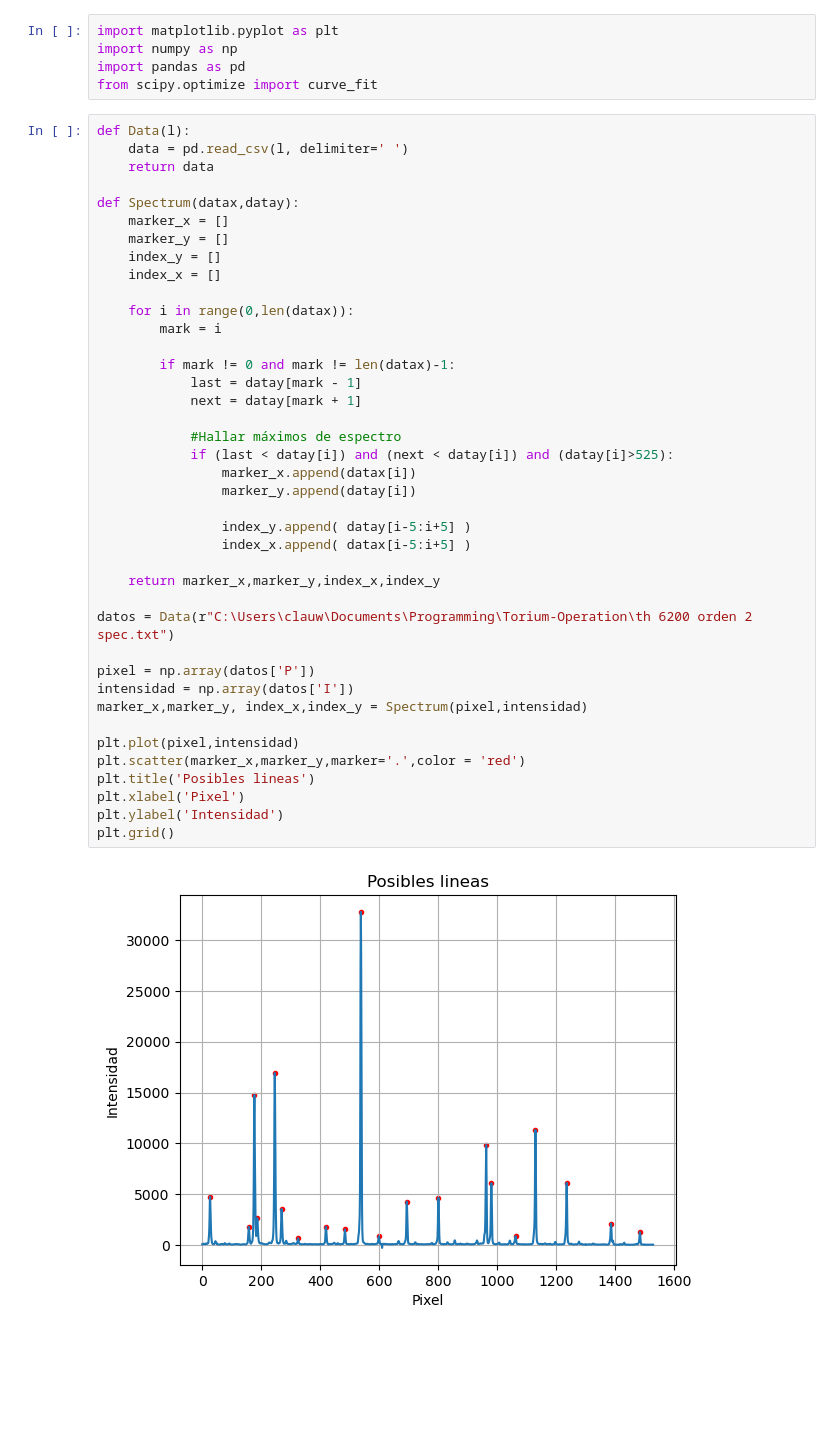
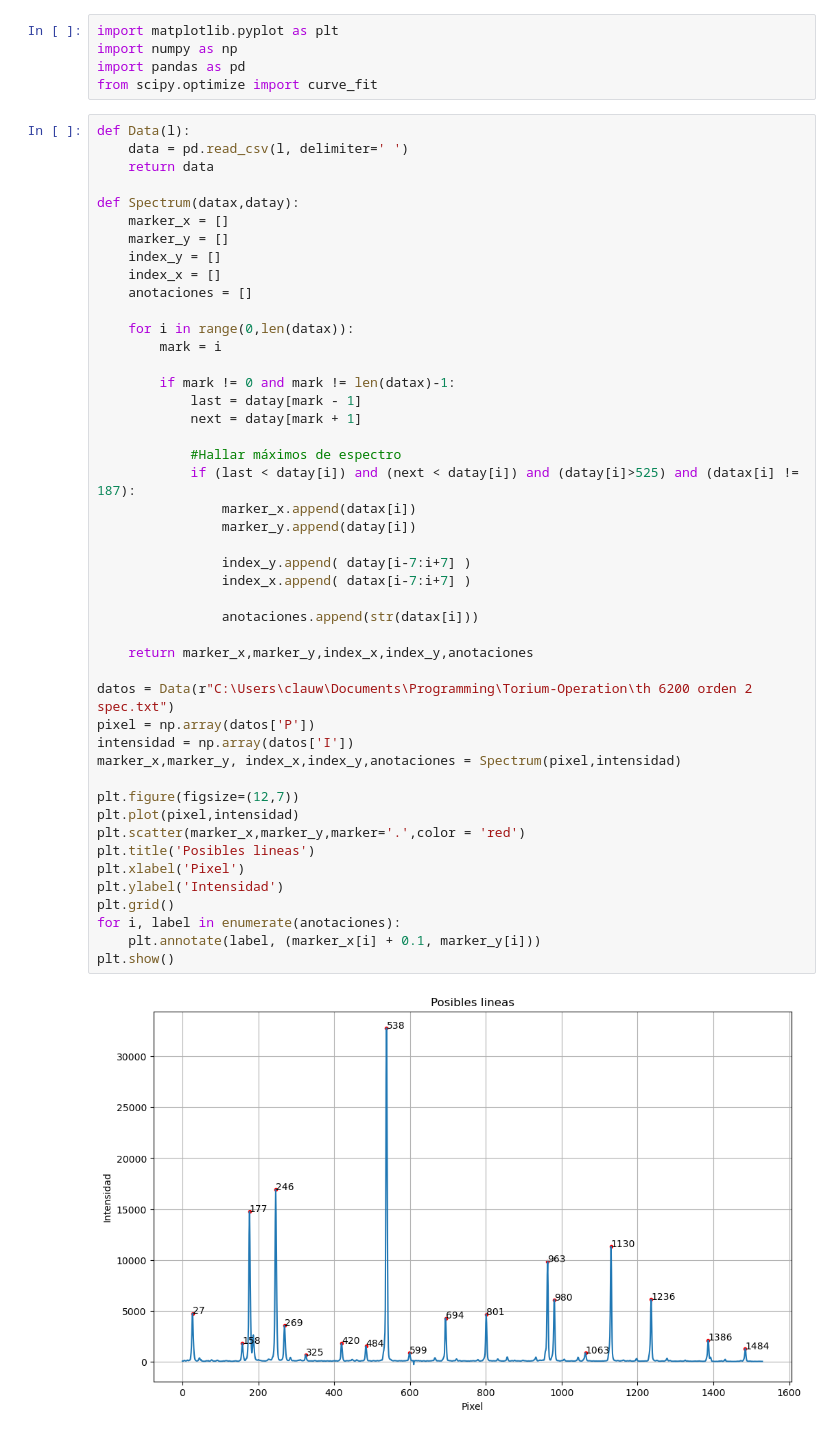
Before and after one commit to ccuellarn/Torium-Operation, a Jupyter notebook: Analisis.ipynb, the cells around one changed output. Saved outputs shown, nothing was run; the diff lists cells and outputs as text; blank space fills up the shorter version.

```diff
--- a/Analisis.ipynb
+++ b/Analisis.ipynb
@@ -11,40 +11,46 @@ def Data(l):
 def Spectrum(datax,datay):
     marker_x = []
     marker_y = []
     index_y = []
     index_x = []
+    anotaciones = []
 
     for i in range(0,len(datax)):
         mark = i
 
         if mark != 0 and mark != len(datax)-1:
             last = datay[mark - 1]
             next = datay[mark + 1]
 
             #Hallar máximos de espectro
-            if (last < datay[i]) and (next < datay[i]) and (datay[i]>525):
+            if (last < datay[i]) and (next < datay[i]) and (datay[i]>525) and (datax[i] != 187):
                 marker_x.append(datax[i])
                 marker_y.append(datay[i])
 
-                index_y.append( datay[i-5:i+5] )
-                index_x.append( datax[i-5:i+5] )
+                index_y.append( datay[i-7:i+7] )
+                index_x.append( datax[i-7:i+7] )
 
-    return marker_x,marker_y,index_x,index_y
+                anotaciones.append(str(datax[i]))
+
+    return marker_x,marker_y,index_x,index_y,anotaciones
 
 datos = Data(r"C:\Users\clauw\Documents\Programming\Torium-Operation\th 6200 orden 2 spec.txt")
-
 pixel = np.array(datos['P'])
 intensidad = np.array(datos['I'])
-marker_x,marker_y, index_x,index_y = Spectrum(pixel,intensidad)
+marker_x,marker_y, index_x,index_y,anotaciones = Spectrum(pixel,intensidad)
 
+plt.figure(figsize=(12,7))
 plt.plot(pixel,intensidad)
 plt.scatter(marker_x,marker_y,marker='.',color = 'red')
 plt.title('Posibles lineas')
 plt.xlabel('Pixel')
 plt.ylabel('Intensidad')
 plt.grid()
+for i, label in enumerate(anotaciones):
+    plt.annotate(label, (marker_x[i] + 0.1, marker_y[i]))
+plt.show()
 # %% [output]
-[figure, old version]
+[figure, new version]
 # %%
 #Ajuste de Lorentz
 
```
Also changed, not shown: parts of 4 cells of this notebook, 1 other file.
